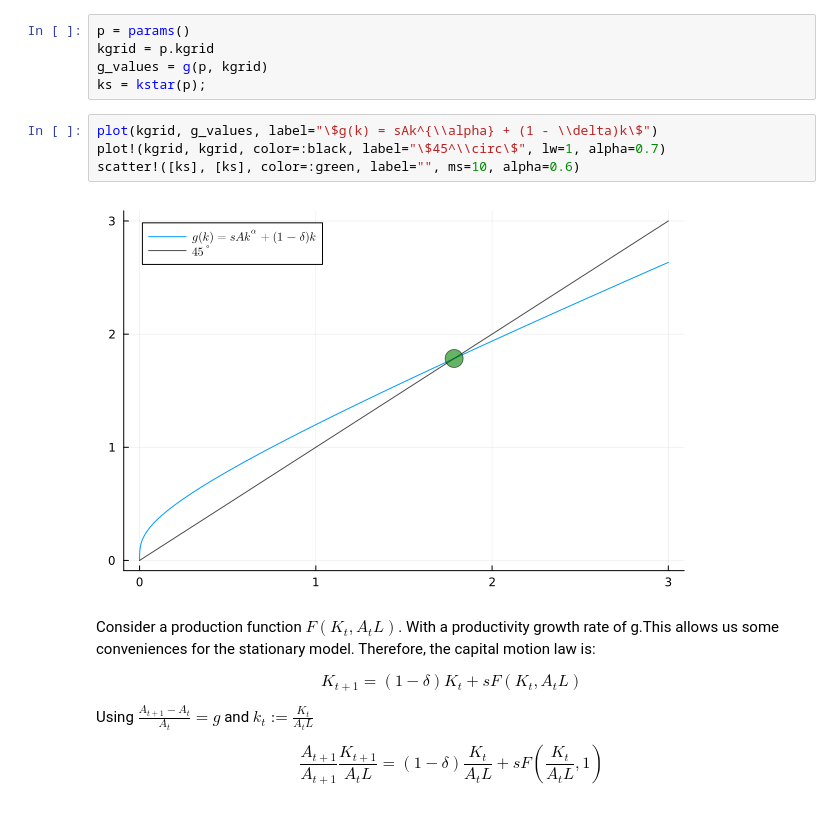
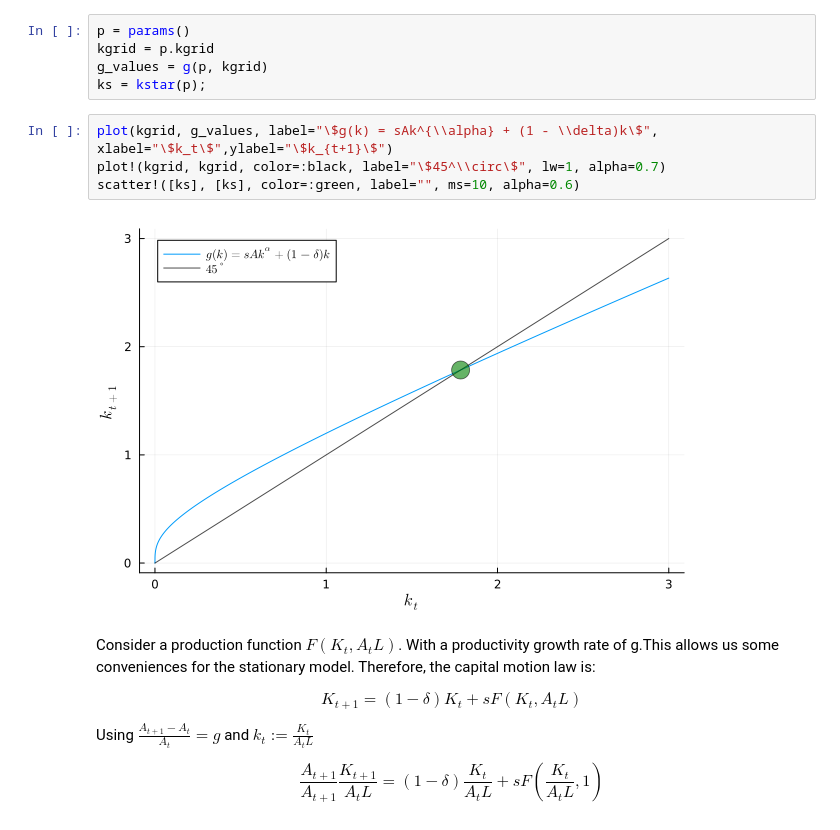
Before and after one commit to felixordonez/ComputationalEconomicsJulia, a Jupyter notebook: 6_solow.ipynb, the cells around one changed output. Saved outputs shown, nothing was run; the diff lists cells and outputs as text.

```diff
--- a/6_solow.ipynb
+++ b/6_solow.ipynb
@@ -54,11 +59,11 @@ kgrid = p.kgrid
 g_values = g(p, kgrid)
 ks = kstar(p);
 # %%
-plot(kgrid, g_values, label="\$g(k) = sAk^{\\alpha} + (1 - \\delta)k\$")
+plot(kgrid, g_values, label="\$g(k) = sAk^{\\alpha} + (1 - \\delta)k\$", xlabel="\$k_t\$",ylabel="\$k_{t+1}\$")
 plot!(kgrid, kgrid, color=:black, label="\$45^\\circ\$", lw=1, alpha=0.7)
 scatter!([ks], [ks], color=:green, label="", ms=10, alpha=0.6)
 # %% [output]
-[figure, old version]
+[figure, new version]
 # %% [markdown]
 Consider a production function $F(K_t,A_tL)$. With a productivity growth rate of g.This allows us some conveniences for the stationary model. Therefore, the capital motion law is:
 
```
Also changed, not shown: parts of 1 cell of this notebook, 7 other files.
